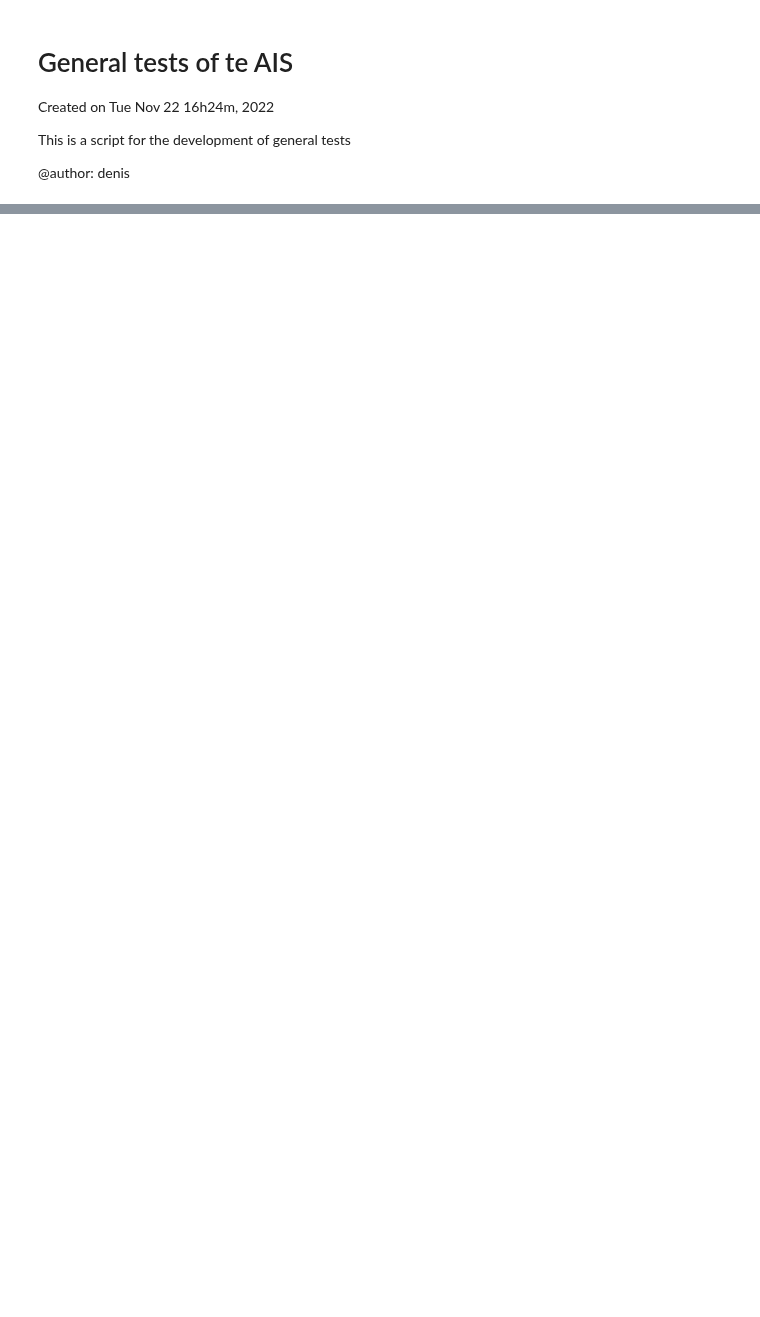
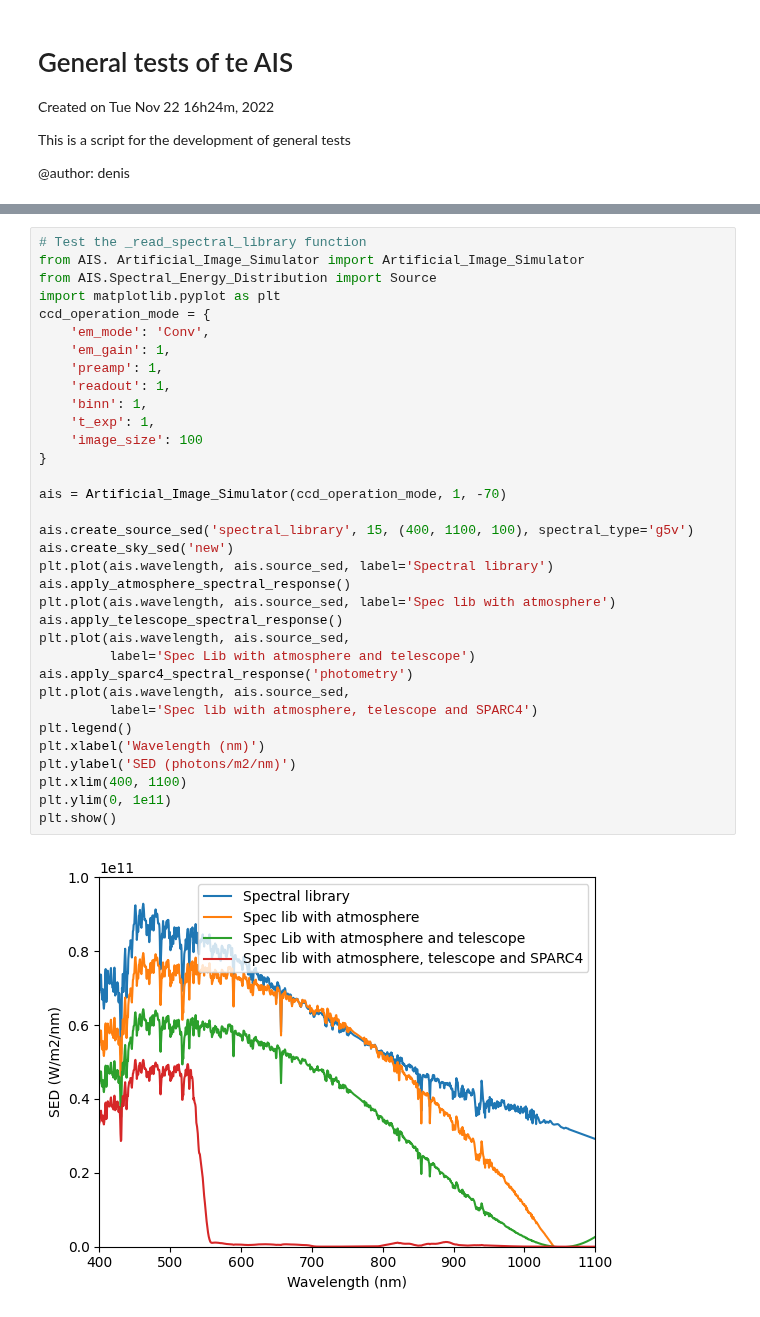
Before and after one commit to DBernardes/AIS, a Jupyter notebook: general_tests.ipynb, the cells around one changed output, grey strips where cells are left out. Cells and saved outputs as stored; diff of their text form; blank space fills up the shorter version.

```diff
--- a/general_tests.ipynb
+++ b/general_tests.ipynb
@@ -50,3 +59,39 @@ plt.show()
+# %%
+# Test the _read_spectral_library function
+from AIS. Artificial_Image_Simulator import Artificial_Image_Simulator
+from AIS.Spectral_Energy_Distribution import Source
+import matplotlib.pyplot as plt
+ccd_operation_mode = {
+    'em_mode': 'Conv',
+    'em_gain': 1,
+    'preamp': 1,
+    'readout': 1,
+    'binn': 1,
+    't_exp': 1,
+    'image_size': 100
+}
+
+ais = Artificial_Image_Simulator(ccd_operation_mode, 1, -70)
+
+ais.create_source_sed('spectral_library', 15, (400, 1100, 100), spectral_type='g5v')
+ais.create_sky_sed('new')
+plt.plot(ais.wavelength, ais.source_sed, label='Spectral library')
+ais.apply_atmosphere_spectral_response()
+plt.plot(ais.wavelength, ais.source_sed, label='Spec lib with atmosphere')
+ais.apply_telescope_spectral_response()
+plt.plot(ais.wavelength, ais.source_sed,
+         label='Spec Lib with atmosphere and telescope')
+ais.apply_sparc4_spectral_response('photometry')
+plt.plot(ais.wavelength, ais.source_sed,
+         label='Spec lib with atmosphere, telescope and SPARC4')
+plt.legend()
+plt.xlabel('Wavelength (nm)')
+plt.ylabel('SED (photons/m2/nm)')
+plt.xlim(400, 1100)
+plt.ylim(0, 1e11)
+plt.show()
+# %% [output]
+[figure, added]
 # %%
 # Test the sbpy package
 from sbpy.calib import Vega, vega_fluxd
```
Also changed, not shown: parts of 17 cells of this notebook, 5 other files.
